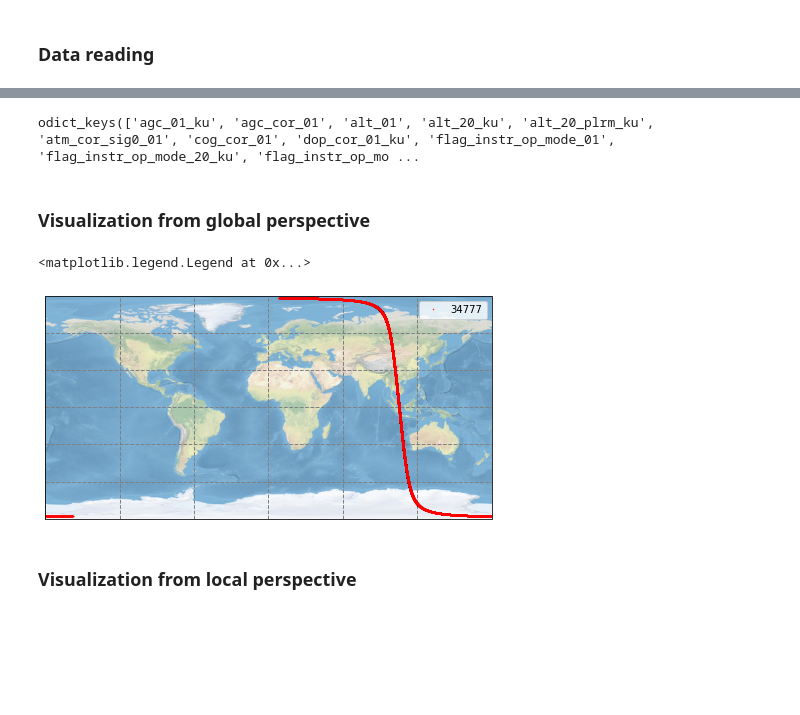
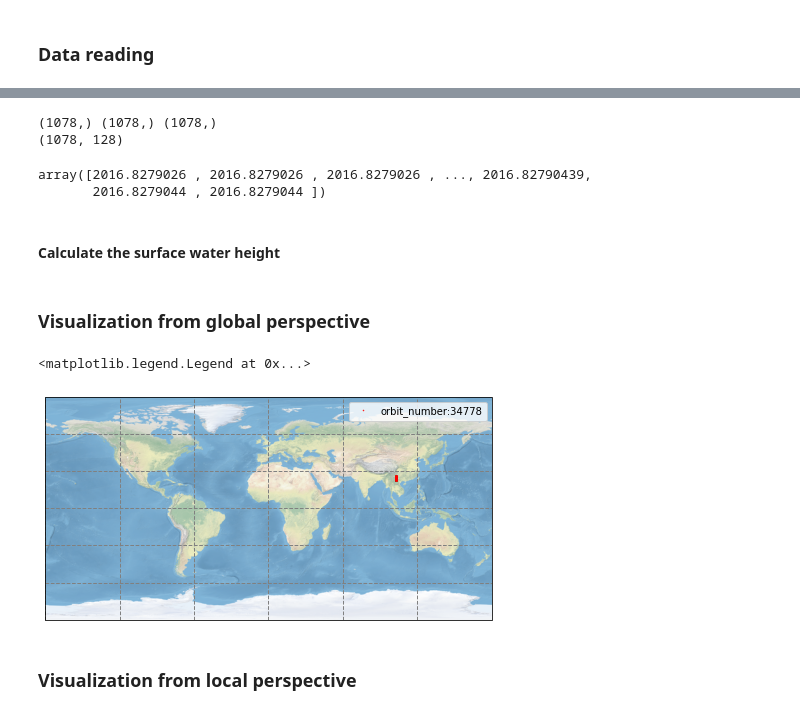
Before and after one commit to xinluo2018/radar-altimetry-tool, a Jupyter notebook: visual/cryo2_data.ipynb, the cells around one changed output, grey strips where cells are left out. Drawn from its saved outputs; the diff is of its cells as text; code cells hidden in the pictures; blank space fills up the shorter version.

```diff
--- a/visual/cryo2_data.ipynb
+++ b/visual/cryo2_data.ipynb
@@ -46,5 +34,15 @@ cryo2_gopm_1b.variables['pwr_waveform_20_ku'][:].shape
-# %%
-cryo2_gopm_2.variables.keys()
-# cryo2_gopm_2.variables['ssha_20_ku'][600:]
-# %% [output]
-odict_keys(['agc_01_ku', 'agc_cor_01', 'alt_01', 'alt_20_ku', 'alt_20_plrm_ku', 'atm_cor_sig0_01', 'cog_cor_01', 'dop_cor_01_ku', 'flag_instr_op_mode_01', 'flag_instr_op_mode_20_ku', 'flag_instr_op_mo ...
+# %%
+lon_20_ku = cryo2_gopm_2['lon_20_ku'][:]
+lat_20_ku = cryo2_gopm_2['lat_20_ku'][:]
+time_20_ku = cryo2_gopm_2['time_20_ku'][:]
+time_20_ku_dyr = time_to_dyr(time_20_ku)
+print(lon_20_ku.shape, lat_20_ku.shape, time_20_ku_dyr.shape)  ## number of data
+print(cryo2_gopm_1b.variables['pwr_waveform_20_ku'][:].shape)  ## waveform
+time_20_ku_dyr
+# %% [output]
+(1078,) (1078,) (1078,)
+(1078, 128)
+array([2016.8279026 , 2016.8279026 , 2016.8279026 , ..., 2016.82790439,
+       2016.8279044 , 2016.8279044 ])
+# %% [markdown]
+#### Calculate the surface water height
@@ -53,15 +71,15 @@ odict_keys(['agc_01_ku', 'agc_cor_01', 'alt_01', 'alt_20_ku', 'alt_20_plrm_ku',
 # %%
 proj = ccrs.PlateCarree(central_longitude=0.0)
 fig = plt.figure(figsize=(8,8))
 ax = fig.add_subplot(111, projection=proj); ax.stock_img()
-orbit = str(cryo2_gop_2.attrs['abs_orbit_number'])
-ax.plot(cryo2_gop_2['lon_20_ku'], cryo2_gop_2['lat_20_ku'], marker='.', markersize=1,
+orbit = 'orbit_number:' + str(cryo2_gopm_2.abs_orbit_number)
+ax.plot(cryo2_gopm_2['lon_20_ku'], cryo2_gopm_2['lat_20_ku'], marker='.', markersize=1,
                                 linewidth=0.0, label=orbit, color='red')
 ax.gridlines(linewidth=1, color='gray', linestyle='--')
 ax.legend()
 # %% [output]
 <matplotlib.legend.Legend at 0x...>
-[figure, old version]
+[figure, new version]
 # %% [markdown]
 ### Visualization from local perspective
 # %%
```
Also changed, not shown: parts of 10 cells of this notebook, 8 other files.
